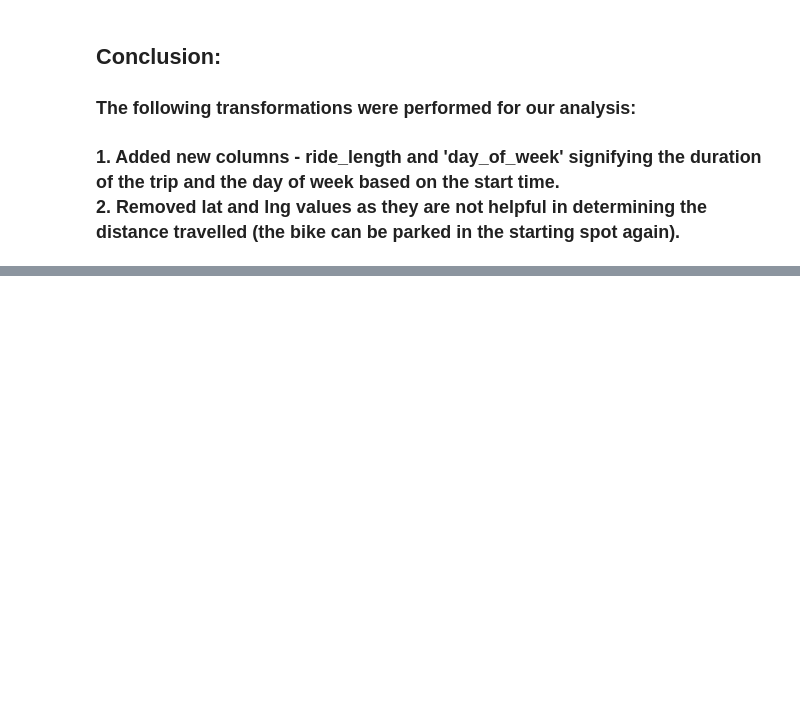
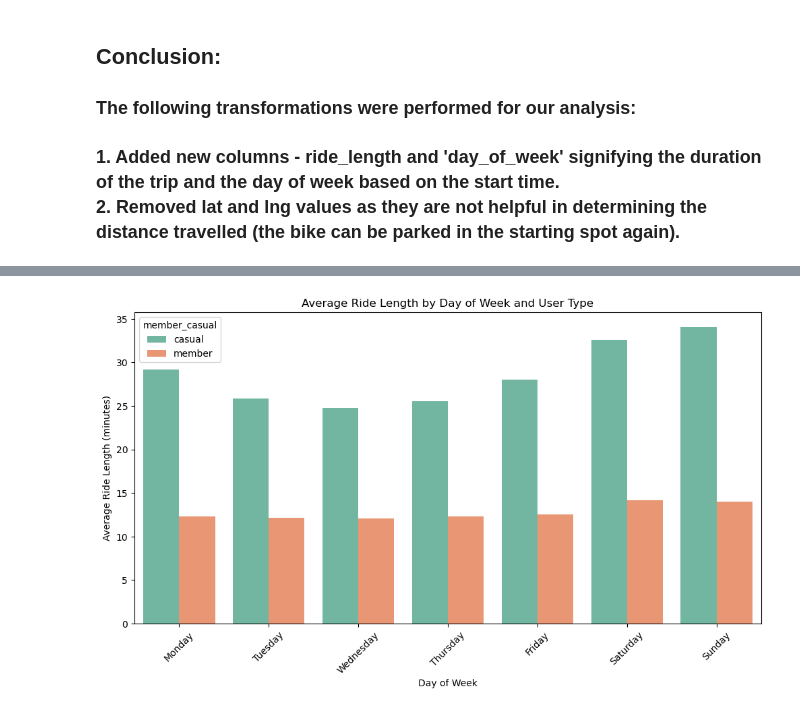
Before and after one commit to narz0001/Google-Data-Analytics-Cert-Bike-Share-Case-Study, a Jupyter notebook: bike_share_analytics.ipynb, the cells around one changed output, grey strips where cells are left out. Cells and saved outputs as stored; diff of their text form; code cells hidden in the pictures; blank space fills up the shorter version.

```diff
--- a/bike_share_analytics.ipynb
+++ b/bike_share_analytics.ipynb
@@ -147,0 +206,16 @@ df.drop(columns=columns_to_remove, inplace=True)
+# %%
+df['ride_length_seconds'] = df['ride_length'].dt.total_seconds()
+
+day_order = ["Monday", "Tuesday", "Wednesday", "Thursday", "Friday", "Saturday", "Sunday"]
+average_ride_length_by_day_and_user = df.groupby(['day_of_week', 'member_casual'])['ride_length_seconds'].mean() / 60
+
+# Barplot to visualize the average ride_length by day_of_week for each user type
+plt.figure(figsize=(12, 6))
+sns.barplot(x='day_of_week', y='ride_length_seconds', hue='member_casual', data=average_ride_length_by_day_and_user.reset_index(), palette='Set2', order=day_order)
+plt.xlabel('Day of Week')
+plt.ylabel('Average Ride Length (minutes)')
+plt.title('Average Ride Length by Day of Week and User Type')
+plt.xticks(rotation=45)
+plt.show()
+# %% [output]
+[figure, added]
```
Also changed, not shown: parts of 19 cells of this notebook.
